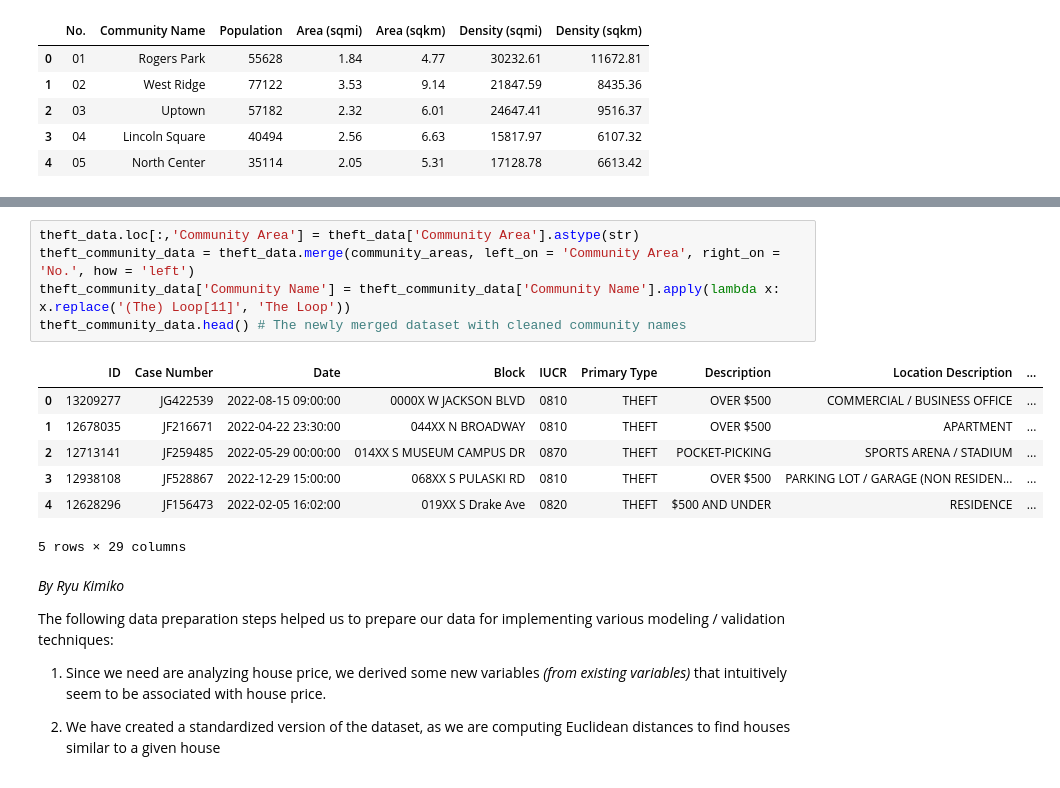
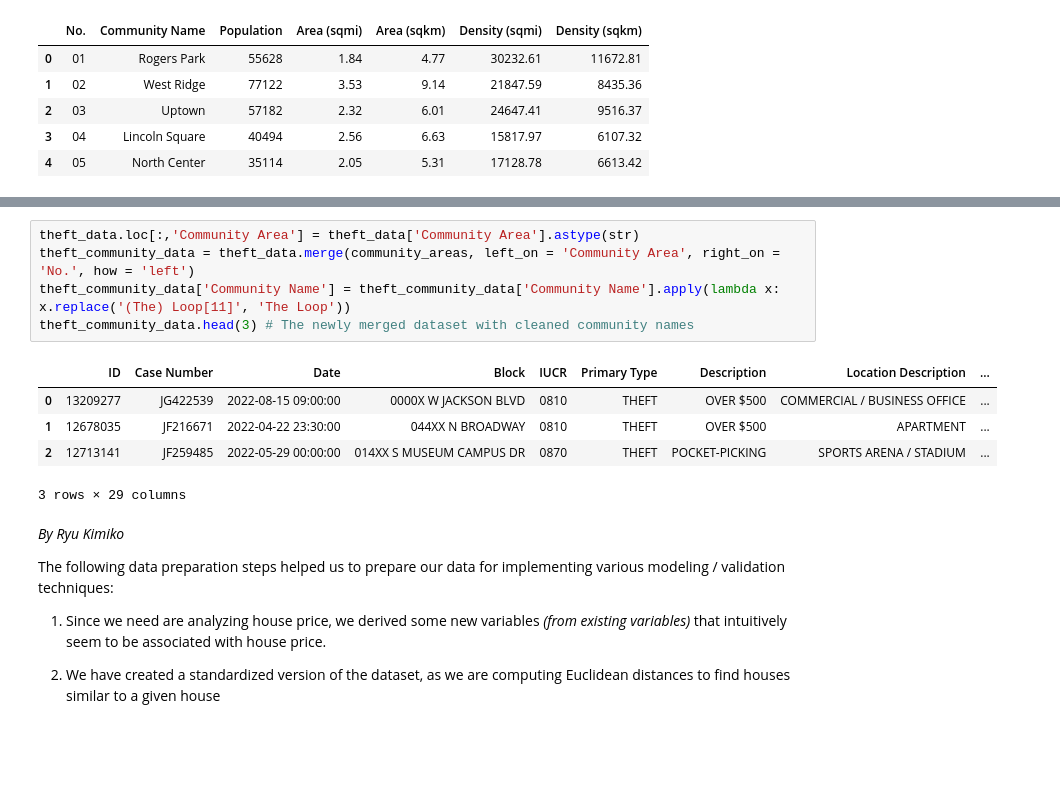
Before and after one commit to ashou2004/Chicago-Crime-Data-Analysis, a Jupyter notebook: Combined_Code.ipynb, the cells around one changed output, grey strips where cells are left out. Drawn from its saved outputs; the diff is of its cells as text; blank space fills up the shorter version.

```diff
--- a/Combined_Code.ipynb
+++ b/Combined_Code.ipynb
@@ -121,16 +122,14 @@ Name: Community Area, dtype: int64
 # %%
 theft_data.loc[:,'Community Area'] = theft_data['Community Area'].astype(str)
 theft_community_data = theft_data.merge(community_areas, left_on = 'Community Area', right_on = 'No.', how = 'left')
 theft_community_data['Community Name'] = theft_community_data['Community Name'].apply(lambda x: x.replace('(The) Loop[11]', 'The Loop'))
-theft_community_data.head() # The newly merged dataset with cleaned community names
+theft_community_data.head(3) # The newly merged dataset with cleaned community names
 # %% [output]
 |  | ID | Case Number | Date | Block | IUCR | Primary Type | Description | Location Description | ... |
 | 0 | 13209277 | JG422539 | 2022-08-15 09:00:00 | 0000X W JACKSON BLVD | 0810 | THEFT | OVER $500 | COMMERCIAL / BUSINESS OFFICE | ... |
 | 1 | 12678035 | JF216671 | 2022-04-22 23:30:00 | 044XX N BROADWAY | 0810 | THEFT | OVER $500 | APARTMENT | ... |
 | 2 | 12713141 | JF259485 | 2022-05-29 00:00:00 | 014XX S MUSEUM CAMPUS DR | 0870 | THEFT | POCKET-PICKING | SPORTS ARENA / STADIUM | ... |
-| 3 | 12938108 | JF528867 | 2022-12-29 15:00:00 | 068XX S PULASKI RD | 0810 | THEFT | OVER $500 | PARKING LOT / GARAGE (NON RESIDEN... | ... |
-| 4 | 12628296 | JF156473 | 2022-02-05 16:02:00 | 019XX S Drake Ave | 0820 | THEFT | $500 AND UNDER | RESIDENCE | ... |
-5 rows × 29 columns
+3 rows × 29 columns
 # %% [markdown]
 *By Ryu Kimiko*
 
```
Also changed, not shown: parts of 15 cells of this notebook.
